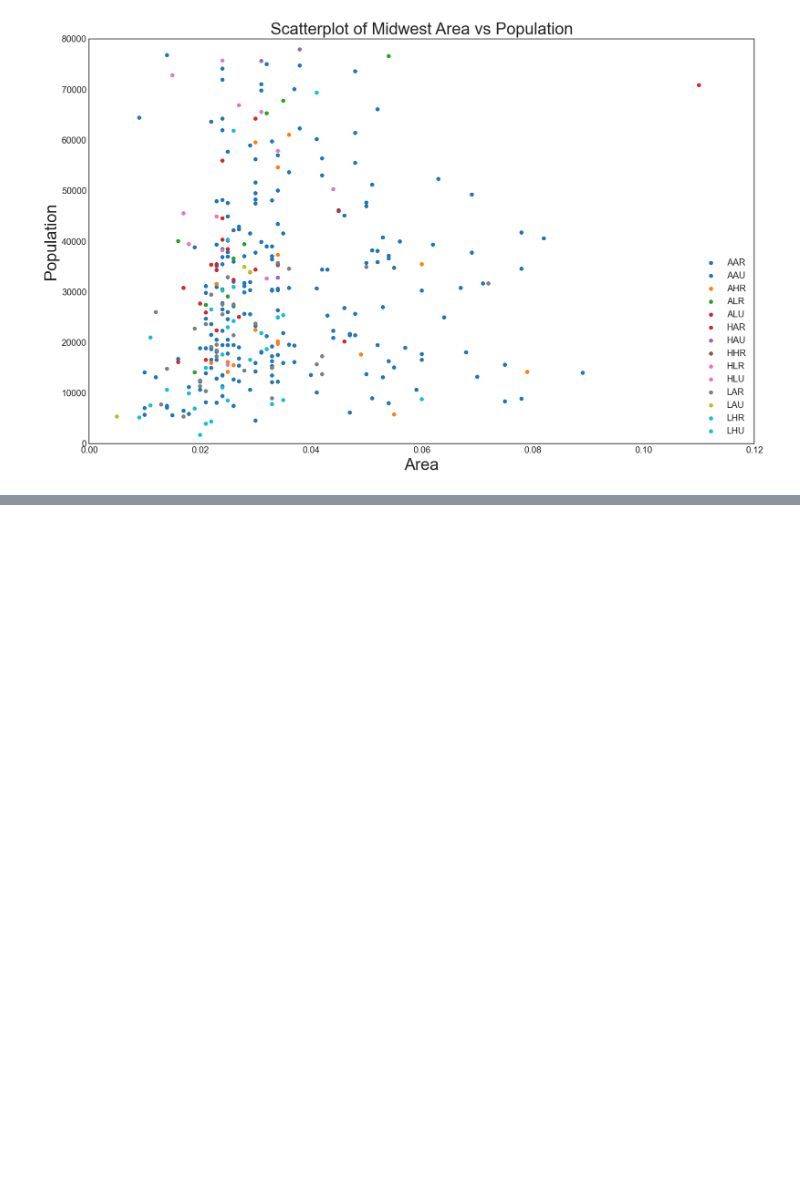
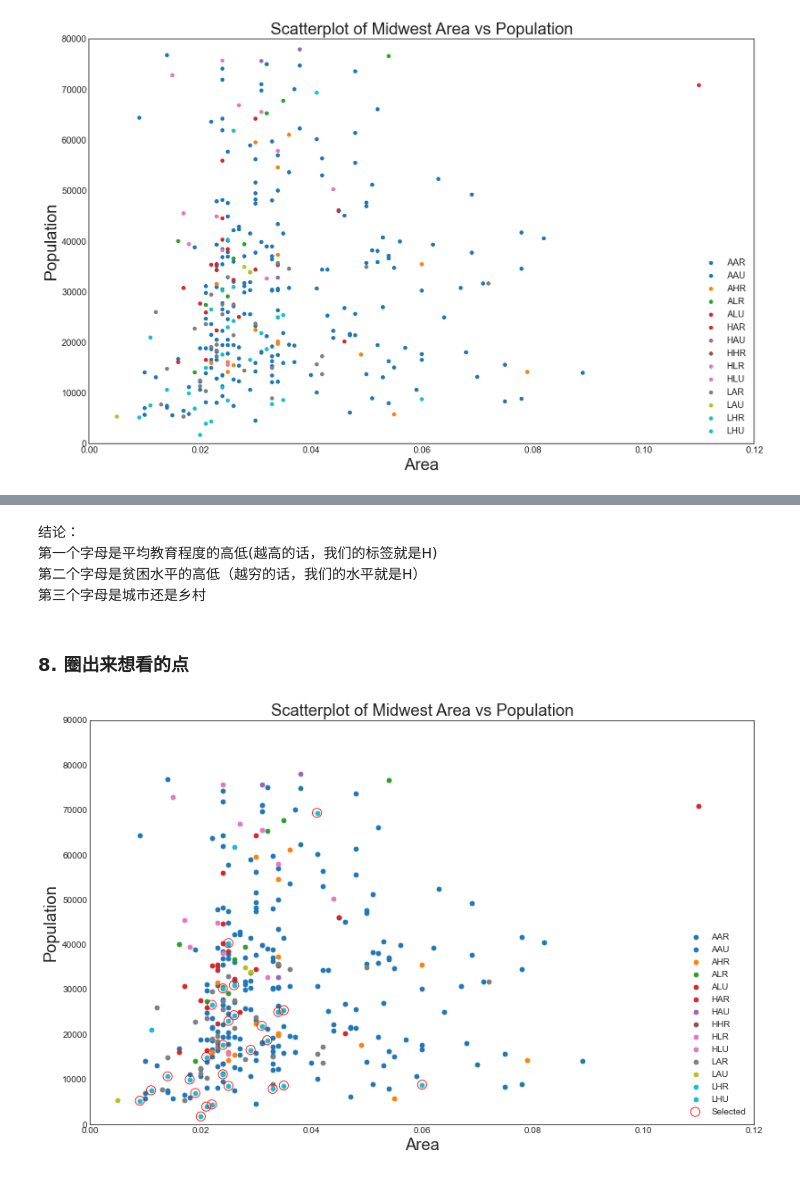
Before and after one commit to protea-ban/top-50-matplotlib-visualizations, a Jupyter notebook: 01_correlation_散点图.ipynb, the cells around one changed output, grey strips where cells are left out. Cells and saved outputs as stored; diff of their text form; code cells hidden in the pictures; blank space fills up the shorter version.

```diff
--- a/01_correlation_散点图.ipynb
+++ b/01_correlation_散点图.ipynb
@@ -266,0 +396,2 @@ plt.show()
+# %%
+Xtrain_ = Xtrain_.iloc[:,1:]
@@ -266,0 +418,2 @@ plt.show()
+# %%
+Xtest_ = Xtest_.iloc[:,1:]
@@ -266,0 +451,5 @@ plt.show()
+# %%
+Ytrain = Ytrain.iloc[:,1:]
+Ytest = Ytest.iloc[:,1:]
+# %%
+Xtrain = Xtrain.iloc[:,1:]
@@ -266,0 +505,43 @@ plt.show()
+# %% [markdown]
+结论：<br>
+第一个字母是平均教育程度的高低(越高的话，我们的标签就是H)<br>
+第二个字母是贫困水平的高低（越穷的话，我们的水平就是H）<br>
+第三个字母是城市还是乡村
+# %% [markdown]
+### 8. 圈出来想看的点
+# %%
+plt.figure(
+    figsize=(16,10)
+    ,dpi=60
+    ,facecolor='w'
+    ,edgecolor='k'
+)
+# 循环画图
+for i, category in enumerate(categories):
+    plt.scatter(
+        'area', 'poptotal'
+        ,data=midwest.loc[midwest.category == category, :]
+        ,c = np.array(plt.cm.tab10(i/float(len(categories) - 1))).reshape(1,-1)
+        ,label=str(category)
+        )
+
+# 圈出来想要看的点
+plt.scatter(
+    'area','poptotal'
+    ,data = midwest.loc[midwest.category == "LHR", :]
+    ,s = 150
+    ,facecolors = 'None'
+    ,edgecolors='red'
+    ,label = 'Selected'
+)
+
+plt.gca().set(xlim=(0.0, 0.12), ylim=(0, 90000))
+plt.xticks(fontsize=12)
+plt.yticks(fontsize=12)
+plt.ylabel('Population', fontsize=22)
+plt.xlabel('Area', fontsize=22)
+plt.title("Scatterplot of Midwest Area vs Population", fontsize=22)
+plt.legend(fontsize=12)
+plt.show()
+# %% [output]
+[figure, added]
```
Also changed, not shown: parts of 27 cells of this notebook.
